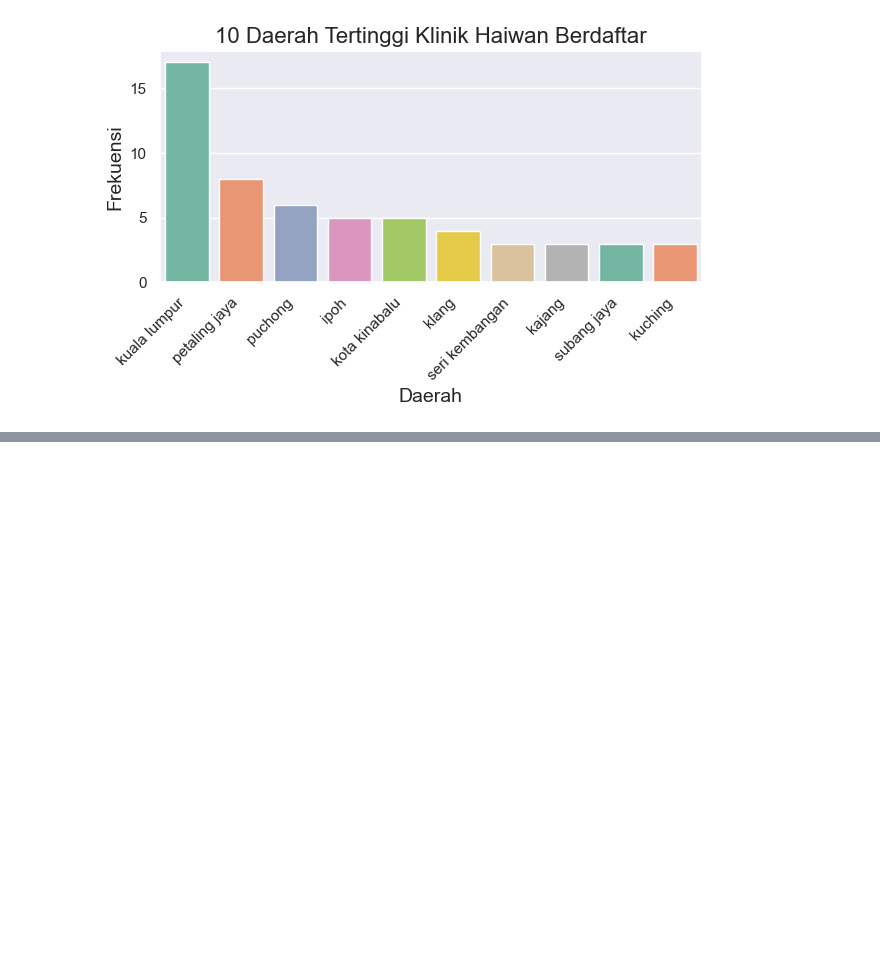
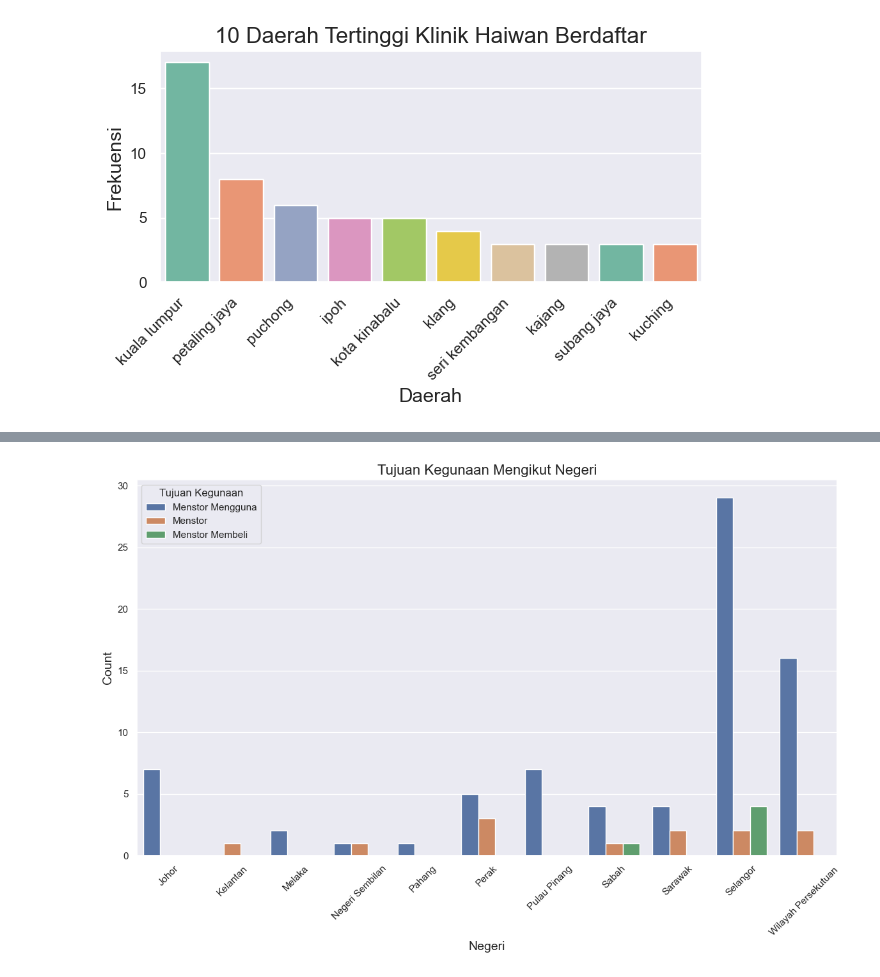
Before and after one commit to oishylea/MalaysiaVetServices, a Jupyter notebook: MalaysiaVetServices.ipynb, the cells around one changed output, grey strips where cells are left out. Saved outputs shown, nothing was run; the diff lists cells and outputs as text; code cells hidden in the pictures; blank space fills up the shorter version.

```diff
--- a/MalaysiaVetServices.ipynb
+++ b/MalaysiaVetServices.ipynb
@@ -589,0 +652,19 @@ Passing `palette` without assigning `hue` is deprecated and will be removed in v
+# %%
+# Count occurrences of each combination
+usage_counts = vet.groupby(['Negeri', 'Tujuan Kegunaan']).size().reset_index(name='Count')
+
+# Plotting
+plt.figure(figsize=(12, 8))
+sns.barplot(data=usage_counts, x='Negeri', y='Count', hue='Tujuan Kegunaan')
+
+# Customizing the plot
+plt.title('Tujuan Kegunaan Mengikut Negeri', fontsize=16)
+plt.xlabel('Negeri', fontsize=14)
+plt.ylabel('Count', fontsize=14)
+plt.xticks(rotation=45)
+plt.legend(title='Tujuan Kegunaan')
+plt.tight_layout()
+
+plt.show()
+# %% [output]
+[figure, added]
```
Also changed, not shown: parts of 6 cells of this notebook, 3 other files.
